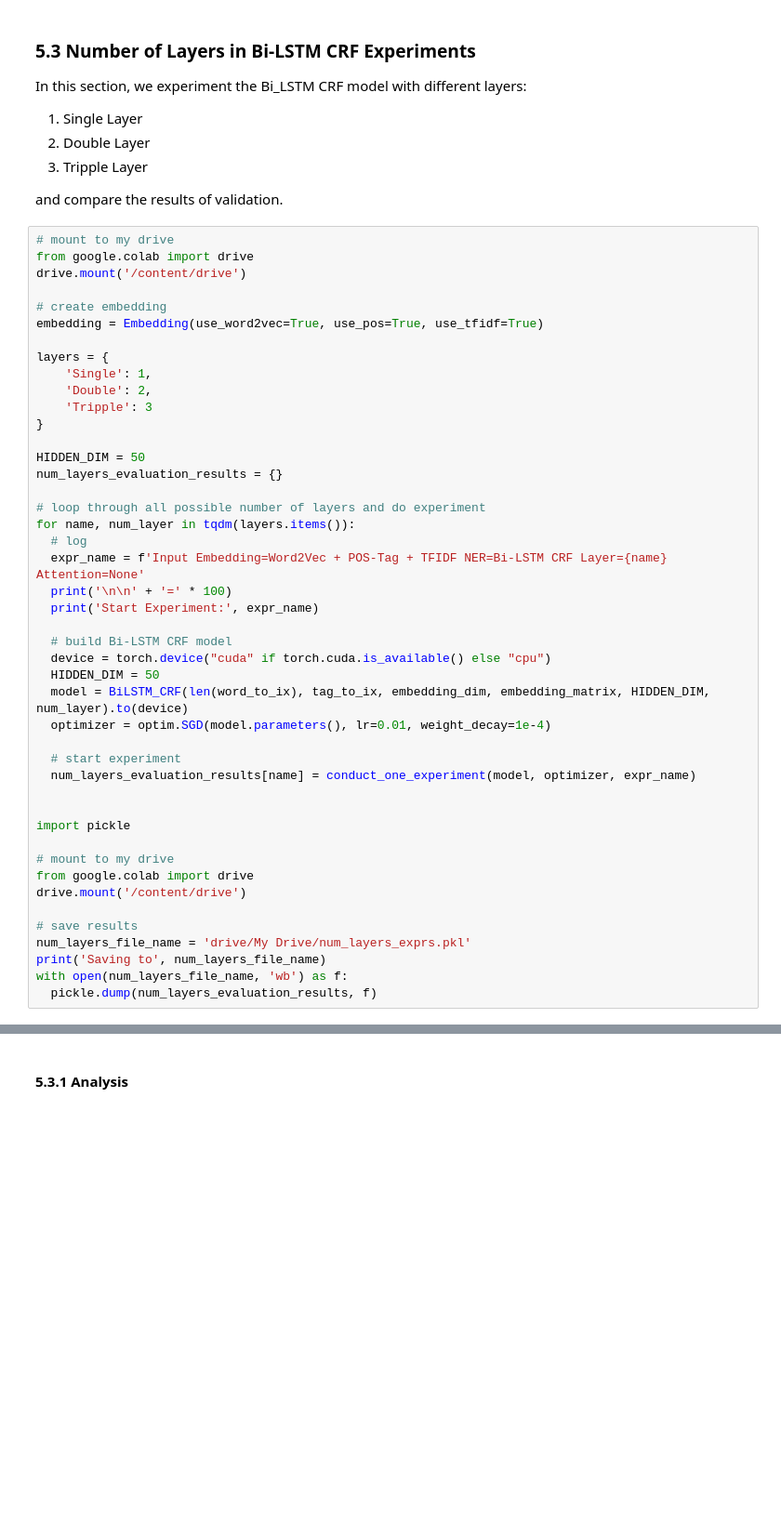
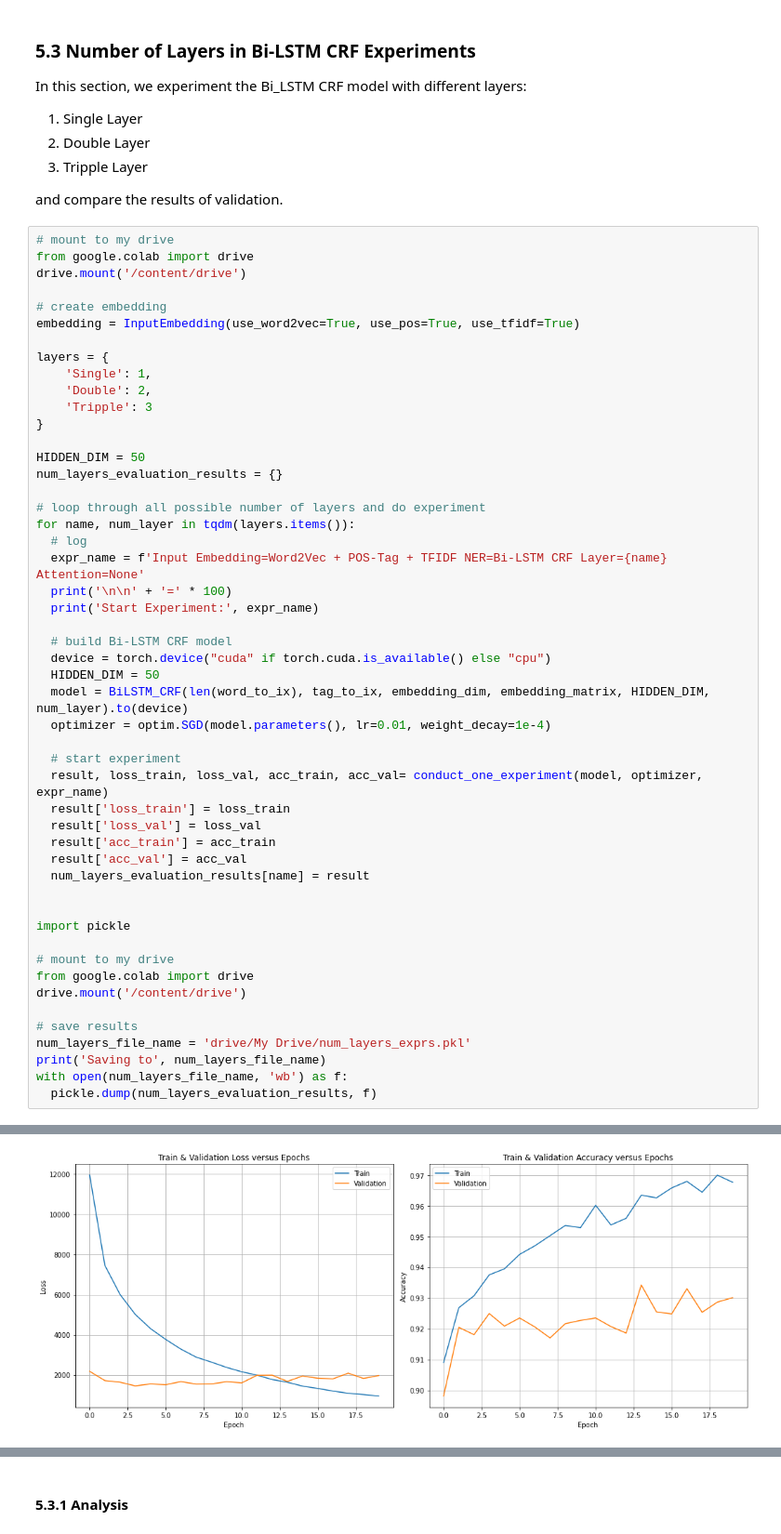
Before and after one commit to seanwelz/5046-A2, a Jupyter notebook: Assignment2_xzho7240_xwan8513.ipynb, the cells around one changed output, grey strips where cells are left out. Shown at 93% size. Cells and saved outputs as stored; diff of their text form; blank space fills up the shorter version.

```diff
--- a/Assignment2_xzho7240_xwan8513.ipynb
+++ b/Assignment2_xzho7240_xwan8513.ipynb
@@ -1397,7 +1539,7 @@ from google.colab import drive
 drive.mount('/content/drive')
 
 # create embedding
-embedding = Embedding(use_word2vec=True, use_pos=True, use_tfidf=True)
+embedding = InputEmbedding(use_word2vec=True, use_pos=True, use_tfidf=True)
 
 layers = {
     'Single': 1,
@@ -1422,7 +1564,12 @@ for name, num_layer in tqdm(layers.items()):
   optimizer = optim.SGD(model.parameters(), lr=0.01, weight_decay=1e-4)
 
   # start experiment
-  num_layers_evaluation_results[name] = conduct_one_experiment(model, optimizer, expr_name)
+  result, loss_train, loss_val, acc_train, acc_val= conduct_one_experiment(model, optimizer, expr_name)
+  result['loss_train'] = loss_train
+  result['loss_val'] = loss_val
+  result['acc_train'] = acc_train
+  result['acc_val'] = acc_val
+  num_layers_evaluation_results[name] = result
 
 
 import pickle
@@ -1436,3 +1583,4 @@ num_layers_file_name = 'drive/My Drive/num_layers_exprs.pkl'
 print('Saving to', num_layers_file_name)
 with open(num_layers_file_name, 'wb') as f:
   pickle.dump(num_layers_evaluation_results, f)
+# %% [output]
@@ -1438,0 +1604 @@ with open(num_layers_file_name, 'wb') as f:
+[figure, added]
```
Also changed, not shown: parts of 116 cells of this notebook.
